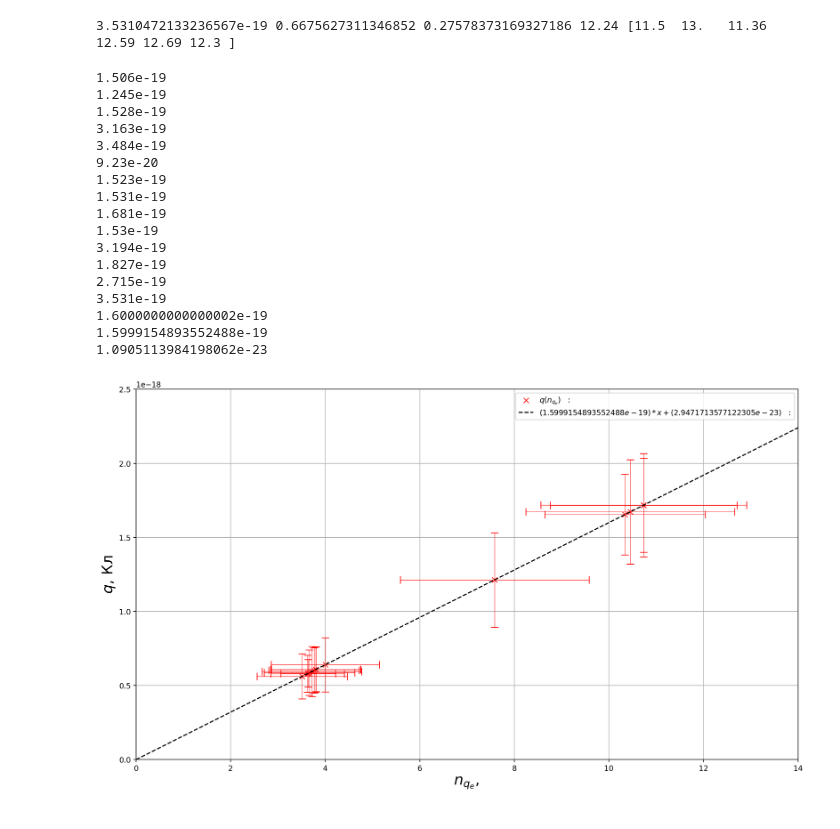
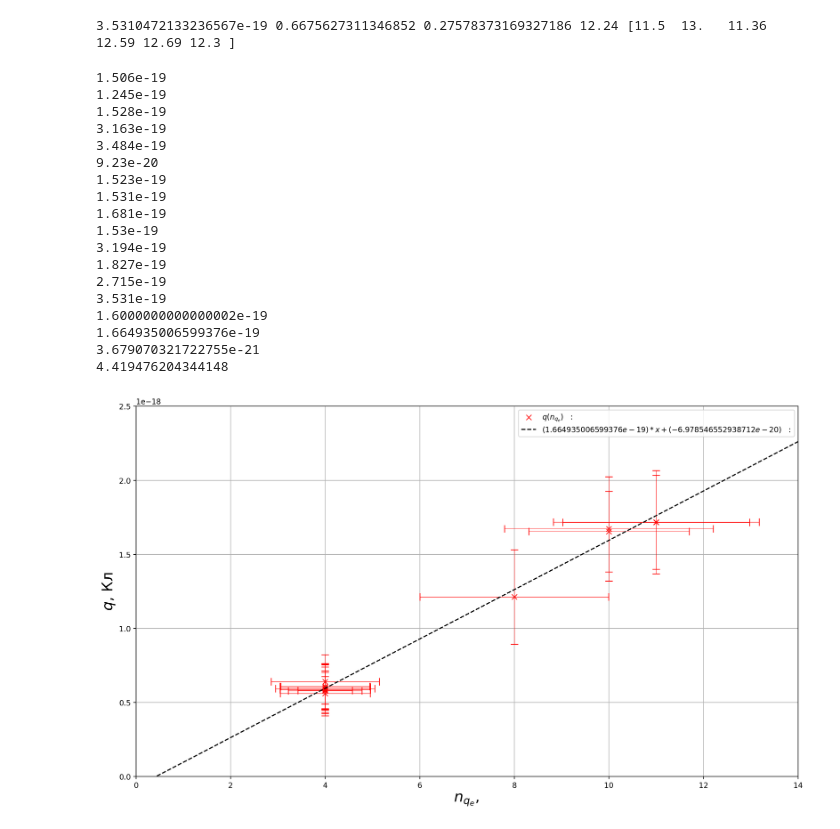
Before and after one commit to TupaToster/labs_24, a Jupyter notebook: 333/main.ipynb, the cells around one changed output. Drawn from its saved outputs; the diff is of its cells as text; code cells hidden in the pictures.

```diff
--- a/333/main.ipynb
+++ b/333/main.ipynb
@@ -420,34 +420,36 @@ q_e_arr.append (q_e_avg)
 # %%
 
 sigma_e = np.array (sigma_arr) / elementary
 for i in sigma_arr:
     print (np.round (i, 22))
 
-(fig, (k, b, dk, db)) = build_graph (q_e_arr, q_arr, include_zero=True, dX=sigma_e, dY=sigma_arr, aprx='lin', color_dot='red', aprx_color='black', y_name=r'$q$', y_dim='Кл', x_name=r'$n_{q_e}$', x_dim='', )
+(fig, (k, b, dk, db)) = build_graph (np.round (q_e_arr, 0), q_arr, include_zero=True, dX=sigma_e, dY=sigma_arr, aprx='lin', color_dot='red', aprx_color='black', y_name=r'$q$', y_dim='Кл', x_name=r'$n_{q_e}$', x_dim='', )
 ax = fig.axes[0]
 ax.set_xlim (0, 14)
 ax.set_ylim (0, 2.5e-18)
 fig.savefig ('pics/graph.png')
 
 print (elementary)
 print (k)
 print (dk)
+print (dk / k * 200)
 # %% [output]
 1.506e-19
 1.245e-19
 1.528e-19
 3.163e-19
 3.484e-19
 9.23e-20
 1.523e-19
 1.531e-19
 1.681e-19
 1.53e-19
 3.194e-19
 1.827e-19
 2.715e-19
 3.531e-19
 1.6000000000000002e-19
-1.5999154893552488e-19
-1.0905113984198062e-23
+1.664935006599376e-19
+3.679070321722755e-21
+4.419476204344148
-[figure, old version]
+[figure, new version]
```
Also changed, not shown: 4 other files.
